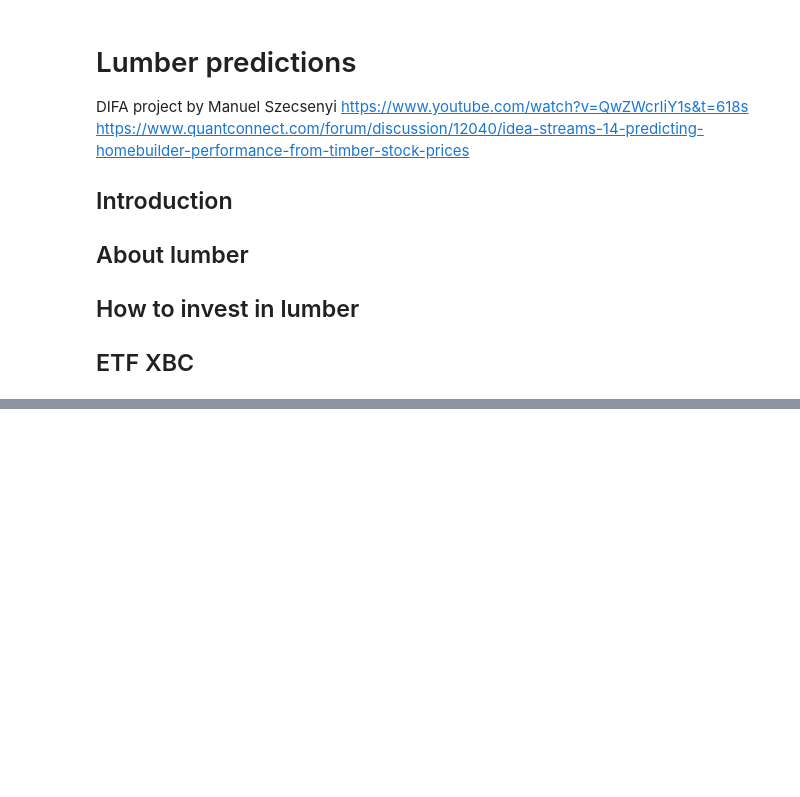
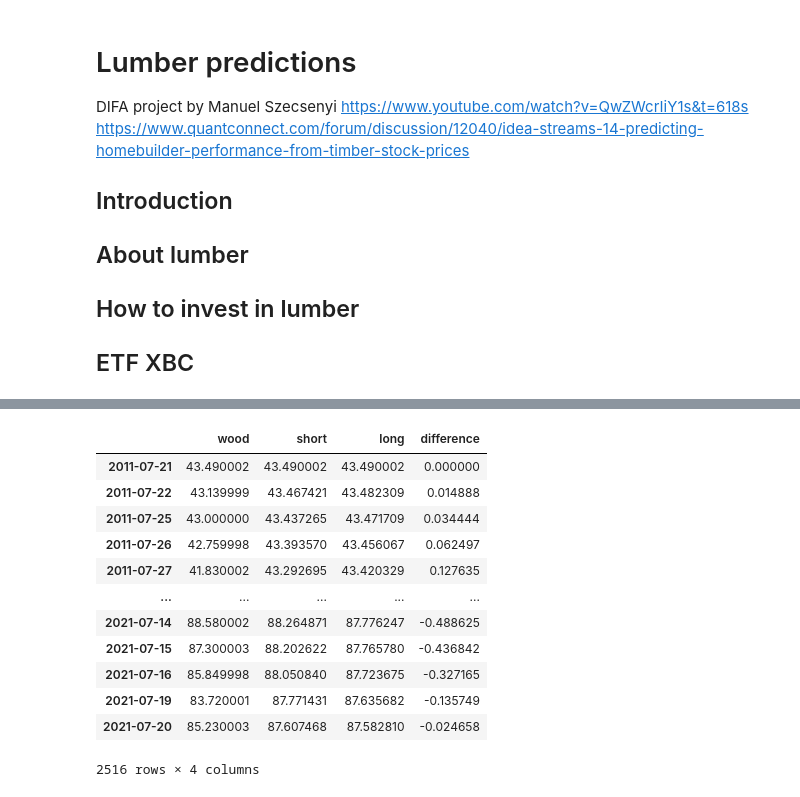
Before and after one commit to ManuelSzecsenyi/lumber-predictions, a Jupyter notebook: lumber-predictions.ipynb, the cells around one changed output, grey strips where cells are left out. Cells and saved outputs as stored; diff of their text form; code cells hidden in the pictures; blank space fills up the shorter version.

```diff
--- a/lumber-predictions.ipynb
+++ b/lumber-predictions.ipynb
@@ -89,0 +102,17 @@ ema.head()
+# %%
+ema['difference'] = ema.long - ema.short
+ema
+# %% [output]
+|  | wood | short | long | difference |
+| 2011-07-21 | 43.490002 | 43.490002 | 43.490002 | 0.000000 |
+| 2011-07-22 | 43.139999 | 43.467421 | 43.482309 | 0.014888 |
+| 2011-07-25 | 43.000000 | 43.437265 | 43.471709 | 0.034444 |
+| 2011-07-26 | 42.759998 | 43.393570 | 43.456067 | 0.062497 |
+| 2011-07-27 | 41.830002 | 43.292695 | 43.420329 | 0.127635 |
+| ... | ... | ... | ... | ... |
+| 2021-07-14 | 88.580002 | 88.264871 | 87.776247 | -0.488625 |
+| 2021-07-15 | 87.300003 | 88.202622 | 87.765780 | -0.436842 |
+| 2021-07-16 | 85.849998 | 88.050840 | 87.723675 | -0.327165 |
+| 2021-07-19 | 83.720001 | 87.771431 | 87.635682 | -0.135749 |
+| 2021-07-20 | 85.230003 | 87.607468 | 87.582810 | -0.024658 |
+2516 rows × 4 columns
```
Also changed, not shown: parts of 11 cells of this notebook.
